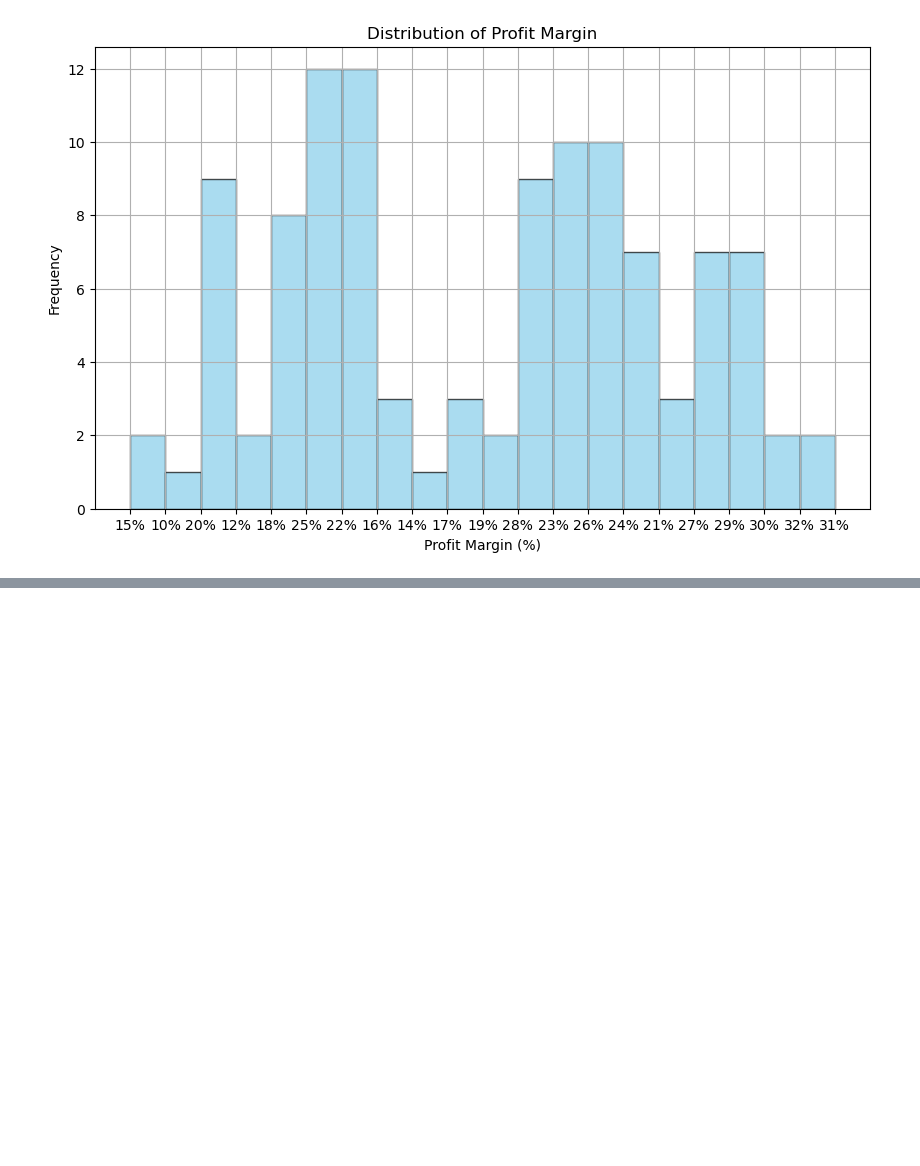
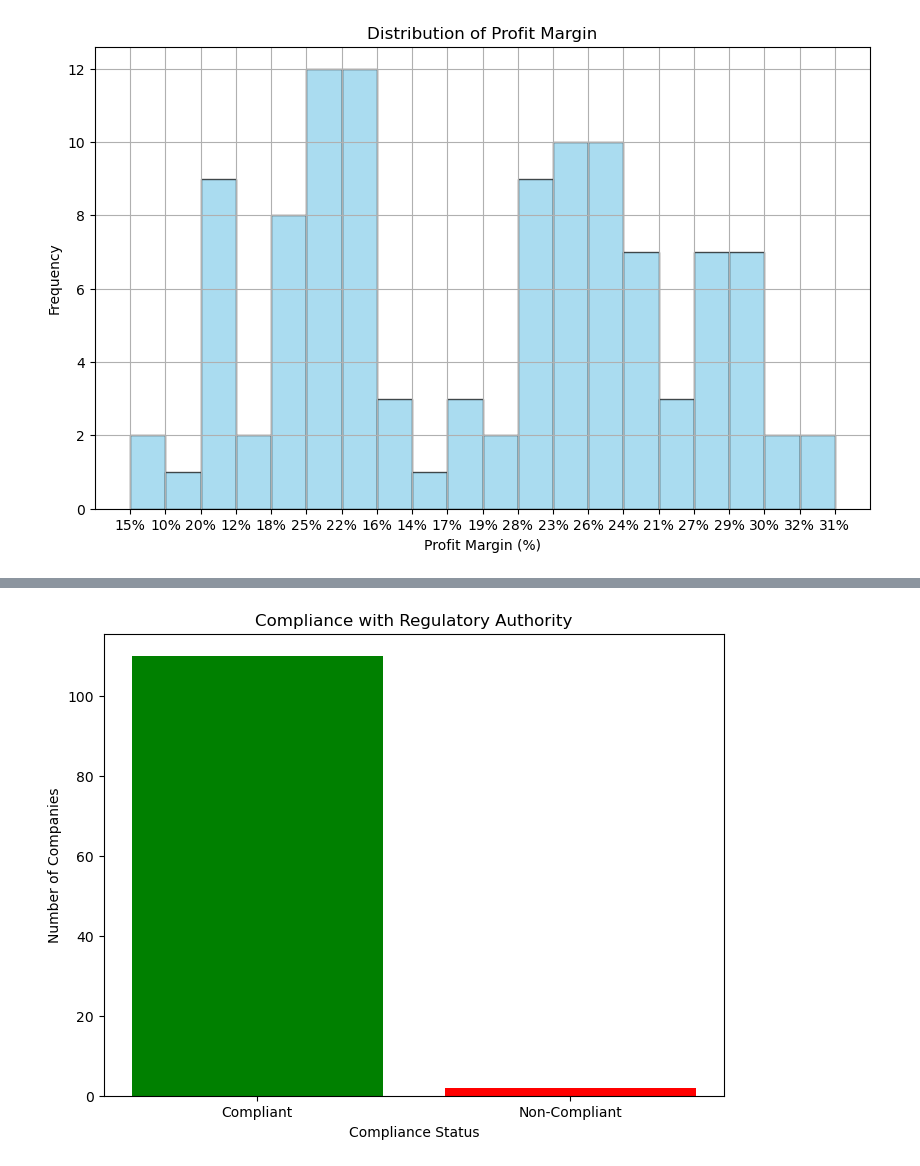
Before and after one commit to GoldenEye37/loan-approval-using-machine-learning-and-external-data-sources, a Jupyter notebook: loan_approval_using_machine_learning_and_external_data_sources.ipynb, the cells around one changed output, grey strips where cells are left out. Cells and saved outputs as stored; diff of their text form; code cells hidden in the pictures; blank space fills up the shorter version.

Commit message:
compliant and non compliant campanies

```diff
--- a/loan_approval_using_machine_learning_and_external_data_sources.ipynb
+++ b/loan_approval_using_machine_learning_and_external_data_sources.ipynb
@@ -1095,0 +1098,14 @@ plt.show()
+# %%
+# Count the number of compliant and non-compliant companies
+compliant_count = modified_loan_dataset[modified_loan_dataset['Regulatory Compliance'] == 'Yes'].shape[0]
+non_compliant_count = modified_loan_dataset[modified_loan_dataset['Regulatory Compliance'] == 'No'].shape[0]
+
+# Plotting the graph
+plt.figure(figsize=(8, 6))
+plt.bar(['Compliant', 'Non-Compliant'], [compliant_count, non_compliant_count], color=['green', 'red'])
+plt.title('Compliance with Regulatory Authority')
+plt.xlabel('Compliance Status')
+plt.ylabel('Number of Companies')
+plt.show()
+# %% [output]
+[figure, added]
```
Also changed, not shown: parts of 1 cell of this notebook.
